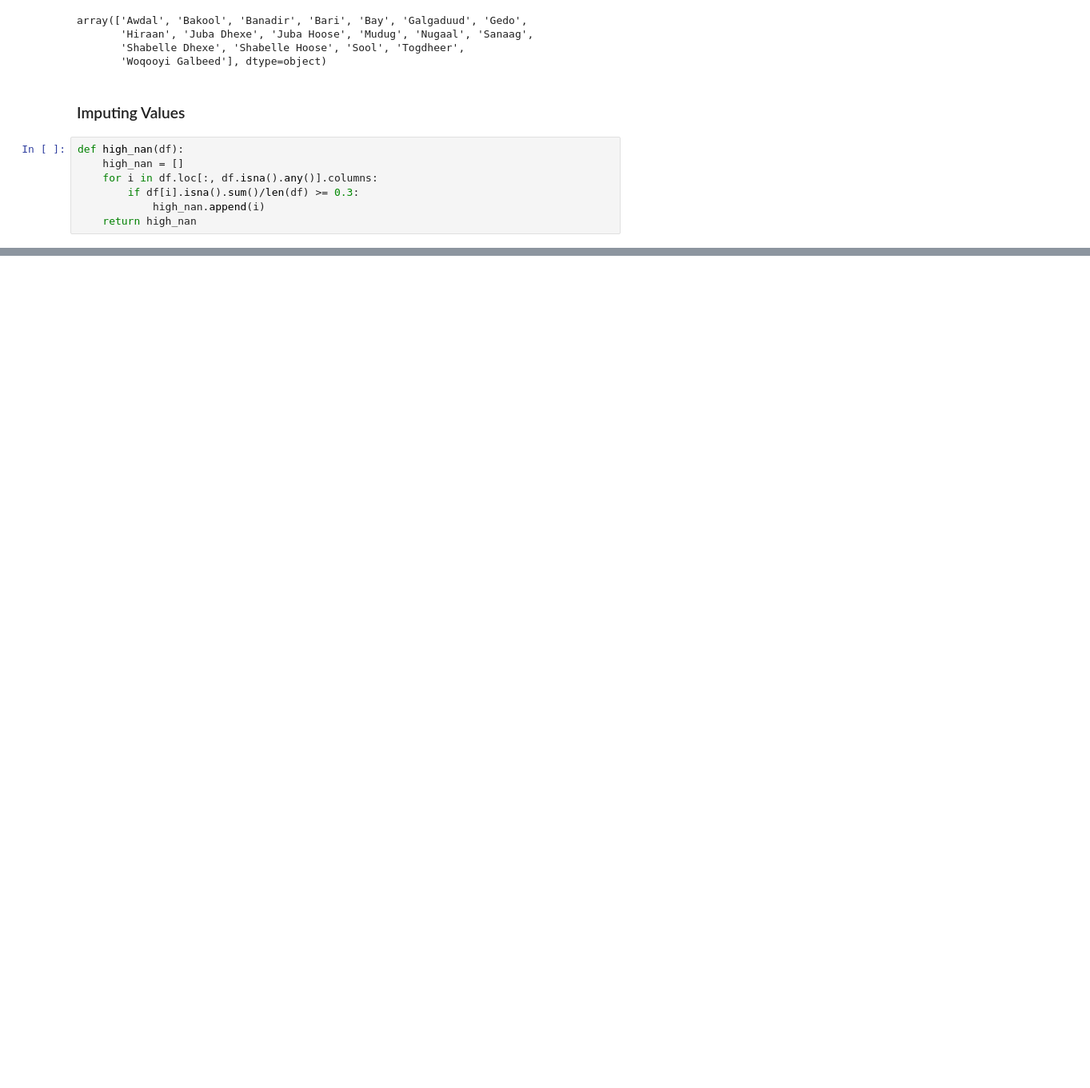
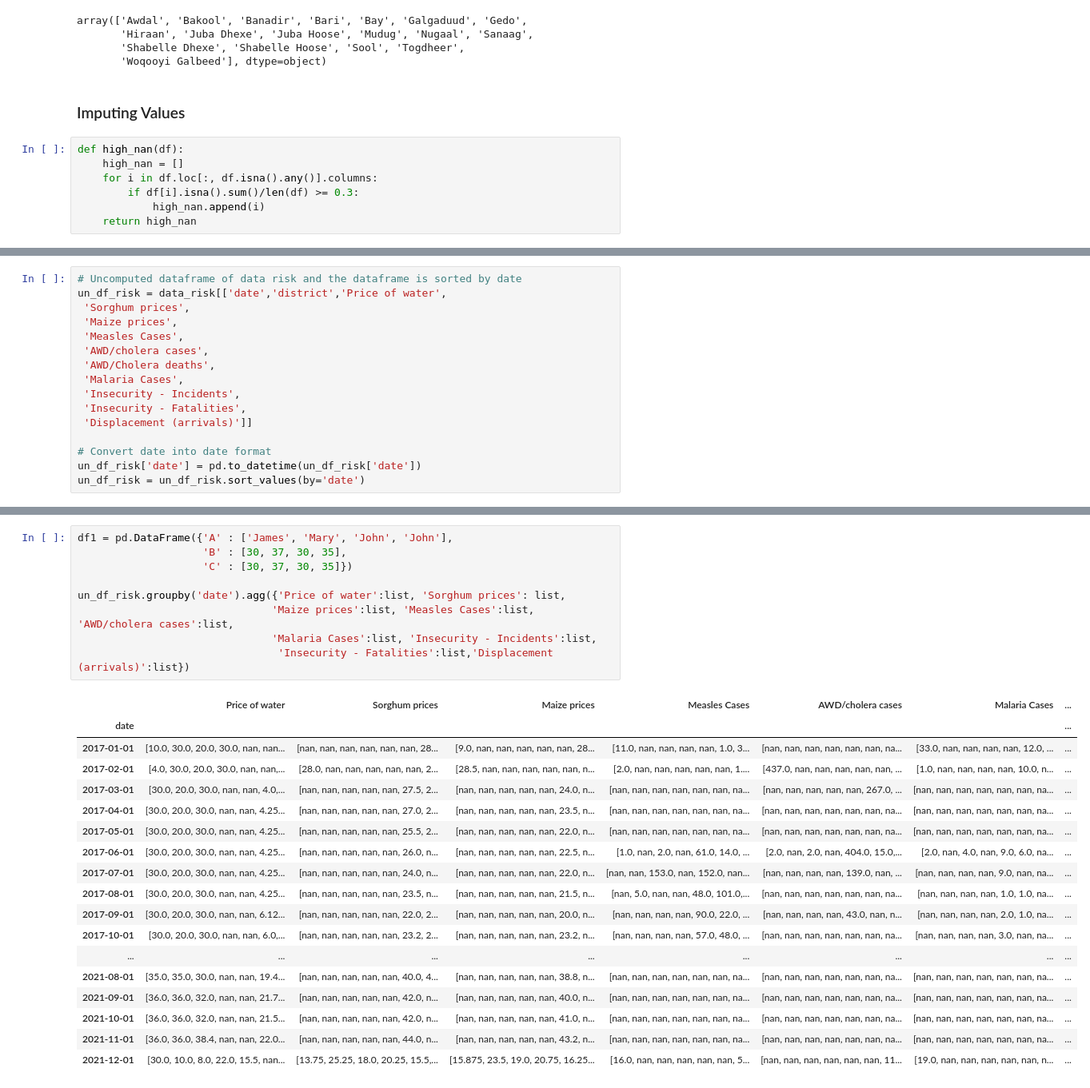
Before and after one commit to jennysands/Data-Challenge-3, a Jupyter notebook: Investigating Data.ipynb, the cells around one changed output, grey strips where cells are left out. Shown at 80% size. Saved outputs shown, nothing was run; the diff lists cells and outputs as text; blank space fills up the shorter version.

```diff
--- a/Investigating Data.ipynb
+++ b/Investigating Data.ipynb
@@ -229,0 +285,16 @@ data_prod.groupby(['date']).mean(['Cowpea',
+# %%
+# Uncomputed dataframe of data risk and the dataframe is sorted by date
+un_df_risk = data_risk[['date','district','Price of water',
+ 'Sorghum prices',
+ 'Maize prices',
+ 'Measles Cases',
+ 'AWD/cholera cases',
+ 'AWD/Cholera deaths',
+ 'Malaria Cases',
+ 'Insecurity - Incidents',
+ 'Insecurity - Fatalities',
+ 'Displacement (arrivals)']]
+
+# Convert date into date format
+un_df_risk['date'] = pd.to_datetime(un_df_risk['date'])
+un_df_risk = un_df_risk.sort_values(by='date')
@@ -229,0 +324,28 @@ data_prod.groupby(['date']).mean(['Cowpea',
+# %%
+df1 = pd.DataFrame({'A' : ['James', 'Mary', 'John', 'John'],
+                    'B' : [30, 37, 30, 35],
+                    'C' : [30, 37, 30, 35]})
+
+un_df_risk.groupby('date').agg({'Price of water':list, 'Sorghum prices': list,
+                               'Maize prices':list, 'Measles Cases':list, 'AWD/cholera cases':list,
+                               'Malaria Cases':list, 'Insecurity - Incidents':list,
+                                'Insecurity - Fatalities':list,'Displacement (arrivals)':list})
+# %% [output]
+|  | Price of water | Sorghum prices | Maize prices | Measles Cases | AWD/cholera cases | Malaria Cases | ... |
+| date |  |  |  |  |  |  | ... |
+| 2017-01-01 | [10.0, 30.0, 20.0, 30.0, nan, nan... | [nan, nan, nan, nan, nan, nan, 28... | [9.0, nan, nan, nan, nan, nan, 28... | [11.0, nan, nan, nan, nan, 1.0, 3... | [nan, nan, nan, nan, nan, nan, na... | [33.0, nan, nan, nan, nan, 12.0, ... | ... |
+| 2017-02-01 | [4.0, 30.0, 20.0, 30.0, nan, nan,... | [28.0, nan, nan, nan, nan, nan, 2... | [28.5, nan, nan, nan, nan, nan, n... | [2.0, nan, nan, nan, nan, nan, 1.... | [437.0, nan, nan, nan, nan, nan, ... | [1.0, nan, nan, nan, nan, 10.0, n... | ... |
+| 2017-03-01 | [30.0, 20.0, 30.0, nan, nan, 4.0,... | [nan, nan, nan, nan, nan, 27.5, 2... | [nan, nan, nan, nan, nan, 24.0, n... | [nan, nan, nan, nan, nan, nan, na... | [nan, nan, nan, nan, nan, 267.0, ... | [nan, nan, nan, nan, nan, nan, na... | ... |
+| 2017-04-01 | [30.0, 20.0, 30.0, nan, nan, 4.25... | [nan, nan, nan, nan, nan, 27.0, 2... | [nan, nan, nan, nan, nan, 23.5, n... | [nan, nan, nan, nan, nan, nan, na... | [nan, nan, nan, nan, nan, nan, na... | [nan, nan, nan, nan, nan, nan, na... | ... |
+| 2017-05-01 | [30.0, 20.0, 30.0, nan, nan, 4.25... | [nan, nan, nan, nan, nan, 25.5, 2... | [nan, nan, nan, nan, nan, 22.0, n... | [nan, nan, nan, nan, nan, nan, na... | [nan, nan, nan, nan, nan, nan, na... | [nan, nan, nan, nan, nan, nan, na... | ... |
+| 2017-06-01 | [30.0, 20.0, 30.0, nan, nan, 4.25... | [nan, nan, nan, nan, nan, 26.0, n... | [nan, nan, nan, nan, nan, 22.5, n... | [1.0, nan, 2.0, nan, 61.0, 14.0, ... | [2.0, nan, 2.0, nan, 404.0, 15.0,... | [2.0, nan, 4.0, nan, 9.0, 6.0, na... | ... |
+| 2017-07-01 | [30.0, 20.0, 30.0, nan, nan, 4.25... | [nan, nan, nan, nan, nan, 24.0, n... | [nan, nan, nan, nan, nan, 22.0, n... | [nan, nan, 153.0, nan, 152.0, nan... | [nan, nan, nan, nan, 139.0, nan, ... | [nan, nan, nan, nan, 9.0, nan, na... | ... |
+| 2017-08-01 | [30.0, 20.0, 30.0, nan, nan, 4.25... | [nan, nan, nan, nan, nan, 23.5, n... | [nan, nan, nan, nan, nan, 21.5, n... | [nan, 5.0, nan, nan, 48.0, 101.0,... | [nan, nan, nan, nan, nan, nan, na... | [nan, nan, nan, nan, 1.0, 1.0, na... | ... |
+| 2017-09-01 | [30.0, 20.0, 30.0, nan, nan, 6.12... | [nan, nan, nan, nan, nan, 22.0, 2... | [nan, nan, nan, nan, nan, 20.0, n... | [nan, nan, nan, nan, 90.0, 22.0, ... | [nan, nan, nan, nan, 43.0, nan, n... | [nan, nan, nan, nan, 2.0, 1.0, na... | ... |
+| 2017-10-01 | [30.0, 20.0, 30.0, nan, nan, 6.0,... | [nan, nan, nan, nan, nan, 23.2, 2... | [nan, nan, nan, nan, nan, 23.2, n... | [nan, nan, nan, nan, 57.0, 48.0, ... | [nan, nan, nan, nan, nan, nan, na... | [nan, nan, nan, nan, 3.0, nan, na... | ... |
+| ... | ... | ... | ... | ... | ... | ... | ... |
+| 2021-08-01 | [35.0, 35.0, 30.0, nan, nan, 19.4... | [nan, nan, nan, nan, nan, 40.0, 4... | [nan, nan, nan, nan, nan, 38.8, n... | [nan, nan, nan, nan, nan, nan, na... | [nan, nan, nan, nan, nan, nan, na... | [nan, nan, nan, nan, nan, nan, na... | ... |
+| 2021-09-01 | [36.0, 36.0, 32.0, nan, nan, 21.7... | [nan, nan, nan, nan, nan, 42.0, n... | [nan, nan, nan, nan, nan, 40.0, n... | [nan, nan, nan, nan, nan, nan, na... | [nan, nan, nan, nan, nan, nan, na... | [nan, nan, nan, nan, nan, nan, na... | ... |
+| 2021-10-01 | [36.0, 36.0, 32.0, nan, nan, 21.5... | [nan, nan, nan, nan, nan, 42.0, n... | [nan, nan, nan, nan, nan, 41.0, n... | [nan, nan, nan, nan, nan, nan, na... | [nan, nan, nan, nan, nan, nan, na... | [nan, nan, nan, nan, nan, nan, na... | ... |
+| 2021-11-01 | [36.0, 36.0, 38.4, nan, nan, 22.0... | [nan, nan, nan, nan, nan, 44.0, n... | [nan, nan, nan, nan, nan, 43.2, n... | [nan, nan, nan, nan, nan, nan, na... | [nan, nan, nan, nan, nan, nan, na... | [nan, nan, nan, nan, nan, nan, na... | ... |
+| 2021-12-01 | [30.0, 10.0, 8.0, 22.0, 15.5, nan... | [13.75, 25.25, 18.0, 20.25, 15.5,... | [15.875, 23.5, 19.0, 20.75, 16.25... | [16.0, nan, nan, nan, nan, nan, 5... | [nan, nan, nan, nan, nan, nan, 11... | [19.0, nan, nan, nan, nan, nan, n... | ... |
```
Also changed, not shown: parts of 16 cells of this notebook.
